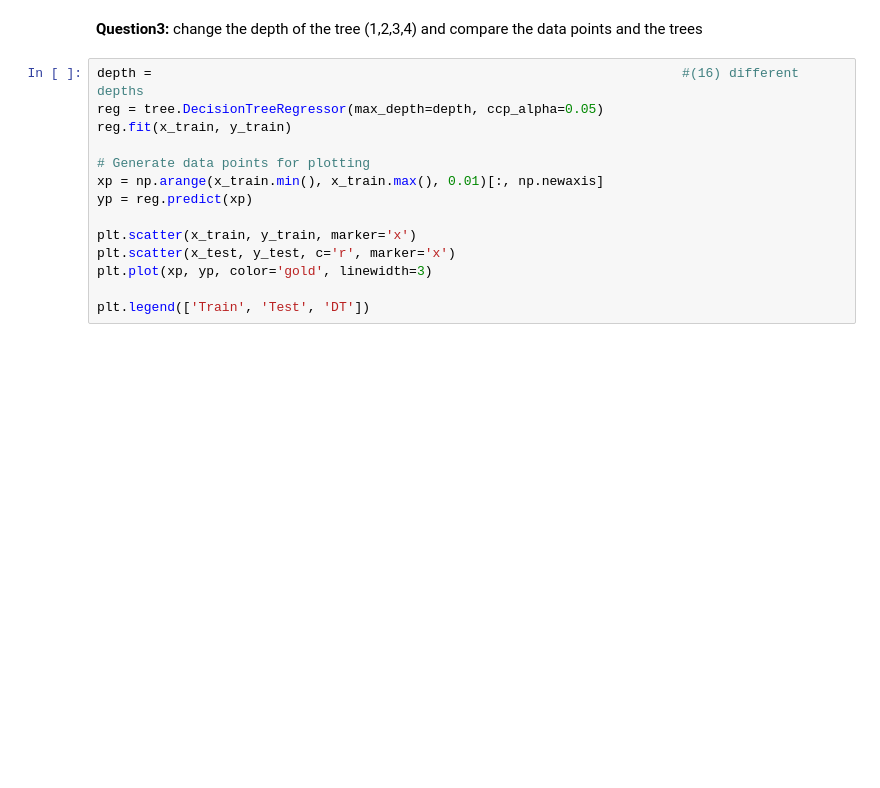
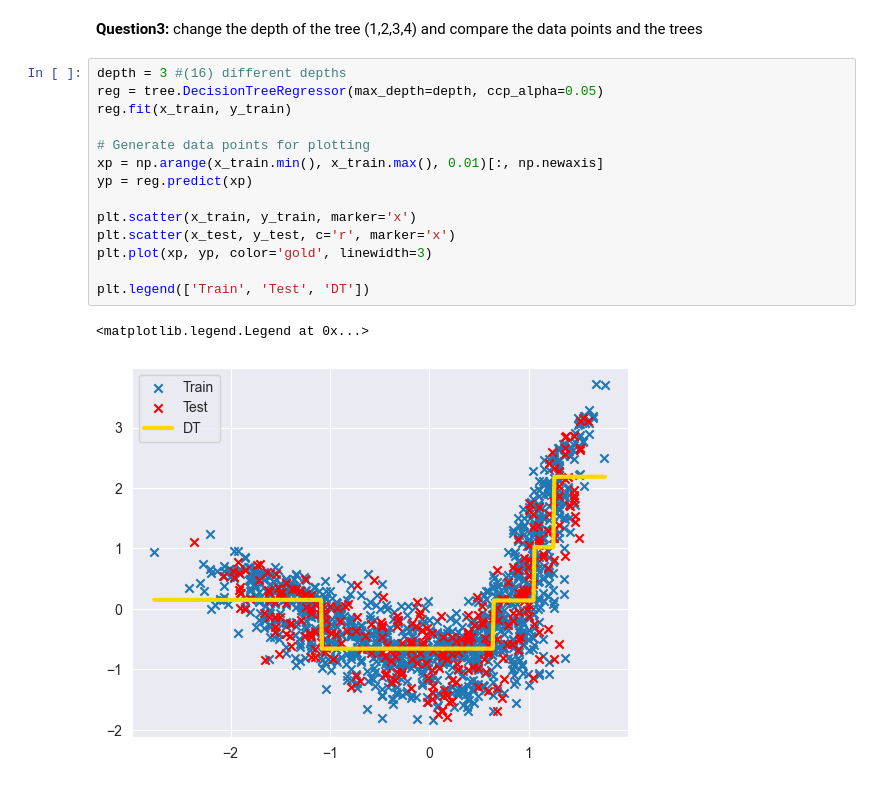
Before and after one commit to JotaN98/MCsDataScience_AI, a Jupyter notebook: Lab2/Lab2.1-decision_trees.ipynb, the cells around one changed output. Cells and saved outputs as stored; diff of their text form; blank space fills up the shorter version.

```diff
--- a/Lab2/Lab2.1-decision_trees.ipynb
+++ b/Lab2/Lab2.1-decision_trees.ipynb
@@ -379,19 +382,22 @@ plt.legend(['Train', 'Test'])
 # %% [markdown]
 <font color='#GG15D'>**Question3:**</font> <font color='#EE15D'> change the depth of the tree (1,2,3,4) and compare the data points and the trees
 # %%
-depth =                                                                    #(16) different depths
+depth = 3 #(16) different depths
 reg = tree.DecisionTreeRegressor(max_depth=depth, ccp_alpha=0.05)
 reg.fit(x_train, y_train)
 
 # Generate data points for plotting
 xp = np.arange(x_train.min(), x_train.max(), 0.01)[:, np.newaxis]
 yp = reg.predict(xp)
 
 plt.scatter(x_train, y_train, marker='x')
 plt.scatter(x_test, y_test, c='r', marker='x')
 plt.plot(xp, yp, color='gold', linewidth=3)
 
 plt.legend(['Train', 'Test', 'DT'])
+# %% [output]
+<matplotlib.legend.Legend at 0x...>
+[figure, added]
 # %%
 plt.figure(figsize=(16, 8))
 tree.plot_tree(reg);
```
Also changed, not shown: parts of 6 cells of this notebook.
